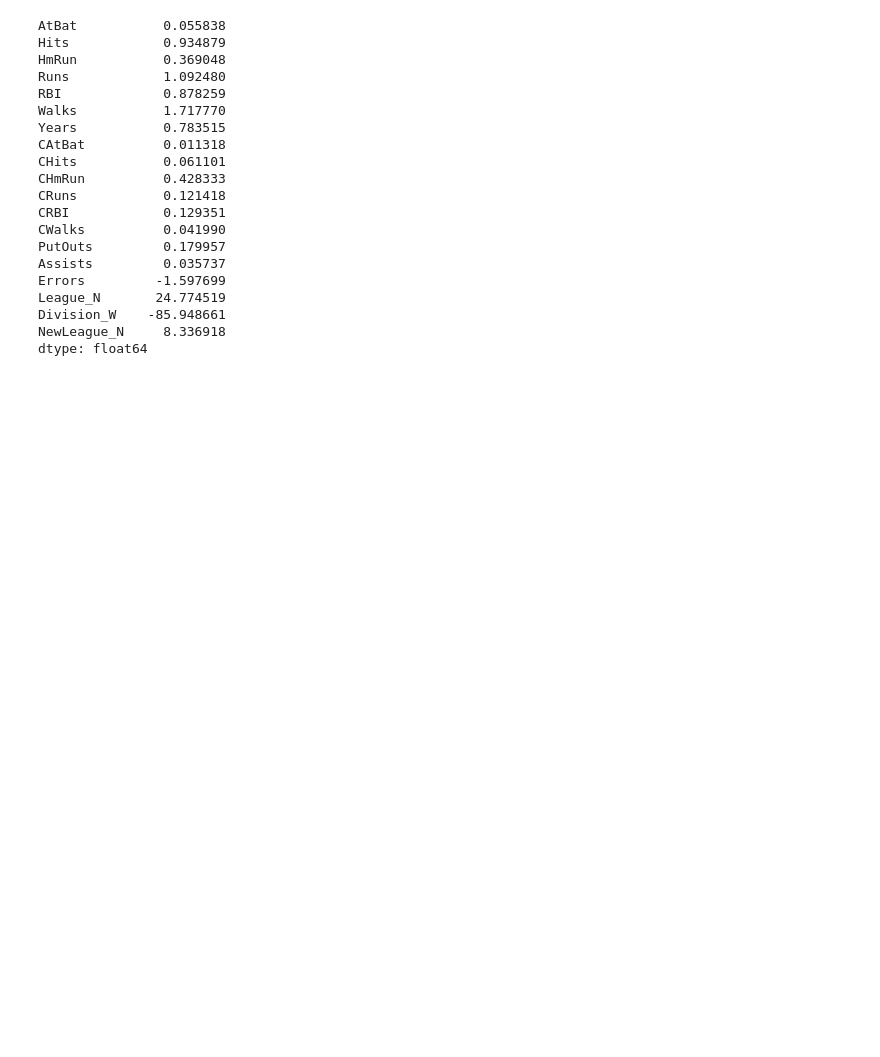
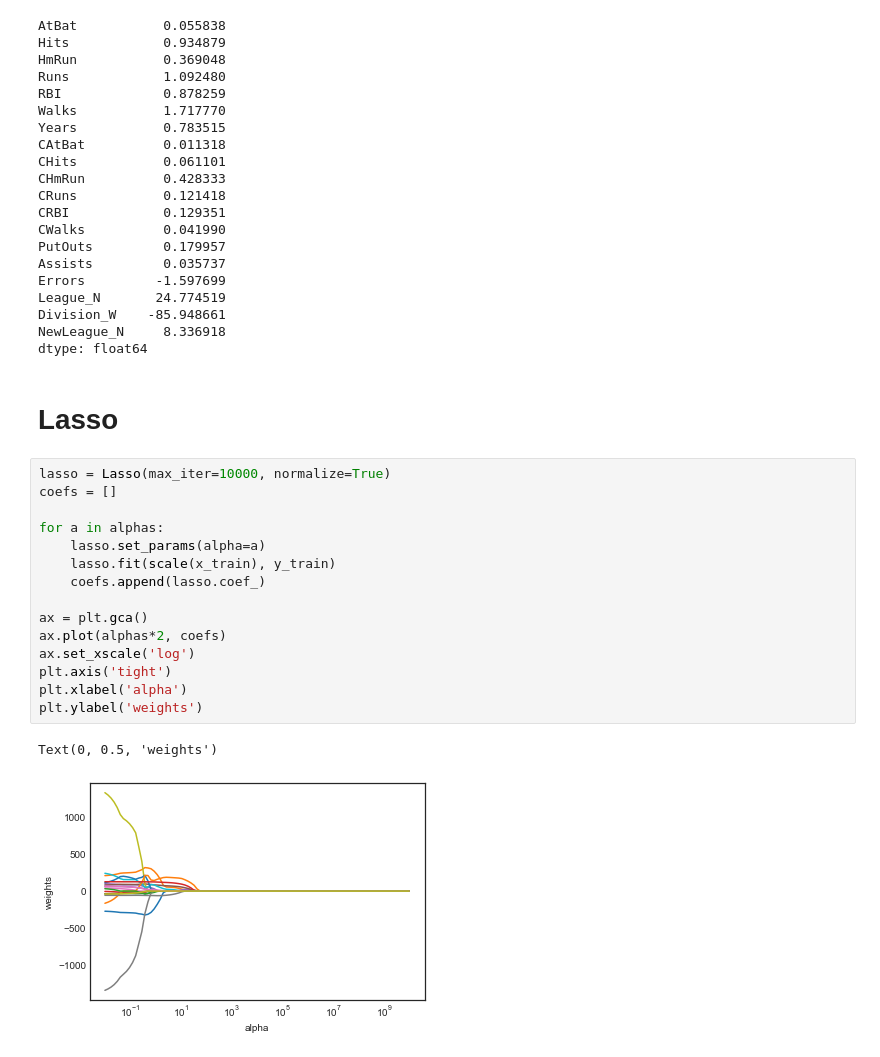
Before and after one commit to anhnguyendepocen/Introduction-to-Statistical-Learning-Python, a Jupyter notebook: ISLR CH6.ipynb, the cells around one changed output. Saved outputs shown, nothing was run; the diff lists cells and outputs as text; blank space fills up the shorter version.

Commit message:
lasso implements

```diff
--- a/ISLR CH6.ipynb
+++ b/ISLR CH6.ipynb
@@ -268,3 +268,23 @@ League_N       24.774519
 Division_W    -85.948661
 NewLeague_N     8.336918
 dtype: float64
+# %% [markdown]
+# Lasso
+# %%
+lasso = Lasso(max_iter=10000, normalize=True)
+coefs = []
+
+for a in alphas:
+    lasso.set_params(alpha=a)
+    lasso.fit(scale(x_train), y_train)
+    coefs.append(lasso.coef_)
+
+ax = plt.gca()
+ax.plot(alphas*2, coefs)
+ax.set_xscale('log')
+plt.axis('tight')
+plt.xlabel('alpha')
+plt.ylabel('weights')
+# %% [output]
+Text(0, 0.5, 'weights')
+[figure, added]
```
Also changed, not shown: parts of 2 cells of this notebook.
